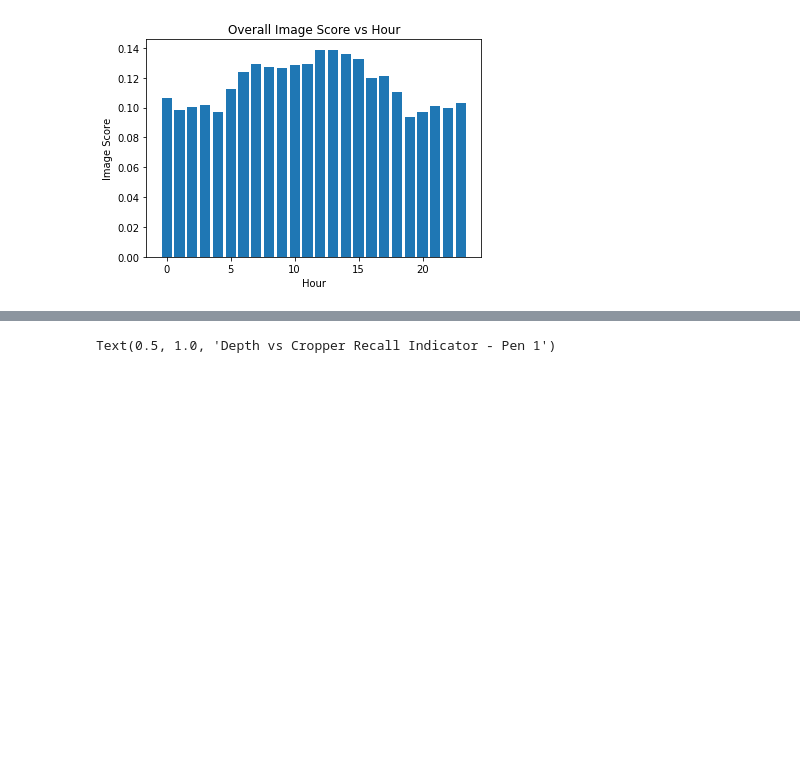
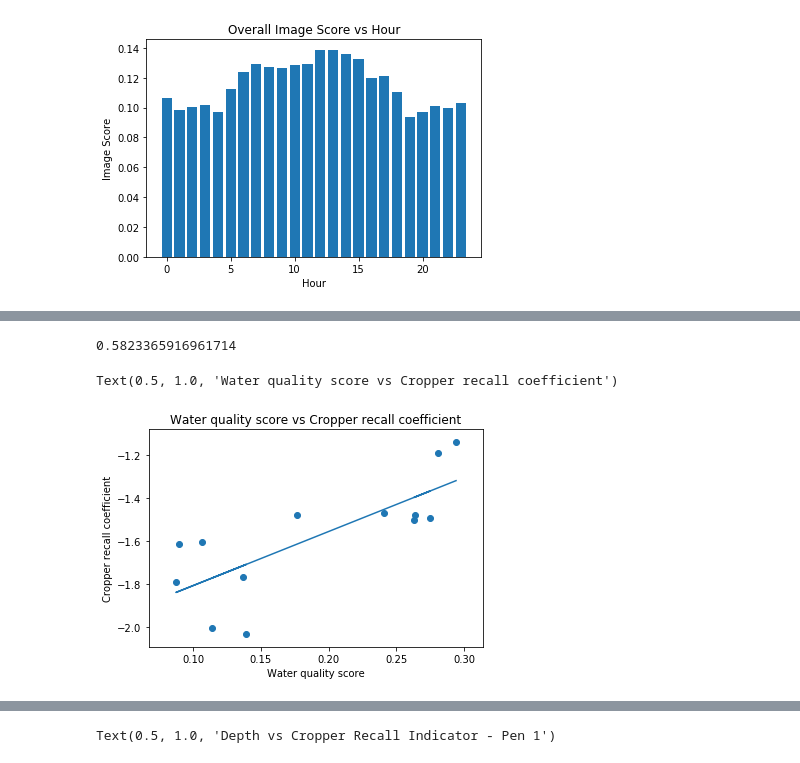
Before and after one commit to isabellafaccone/aquabytePersonal, a Jupyter notebook: bryton/biomass/Cropper Recall.ipynb, the cells around one changed output, grey strips where cells are left out. Drawn from its saved outputs; the diff is of its cells as text; code cells hidden in the pictures; blank space fills up the shorter version.

```diff
--- a/bryton/biomass/Cropper Recall.ipynb
+++ b/bryton/biomass/Cropper Recall.ipynb
@@ -372,0 +458,21 @@ depths3, indicator3 = get_indicator(df3)
+# %%
+for scores in [scores1]:
+    X = np.array(scores).reshape(-1, 1)
+    y = np.array(coefs)
+
+    mask = ~np.isnan(X)
+
+    reg = LinearRegression().fit(X[mask].reshape(-1, 1), y[mask.flatten()])
+    print(reg.score(X[mask].reshape(-1, 1), y[mask.flatten()]))
+# plt.scatter(scores1, coefs)
+plt.scatter(scores2, -1 * np.array(coefs))
+plt.plot(X[mask], -1 * reg.predict(X[mask].reshape(-1, 1)))
+# plt.scatter(scores3, coefs)
+# plt.scatter(scores4, coefs)
+plt.xlabel('Water quality score')
+plt.ylabel('Cropper recall coefficient')
+plt.title('Water quality score vs Cropper recall coefficient')
+# %% [output]
+0.5823365916961714
+Text(0.5, 1.0, 'Water quality score vs Cropper recall coefficient')
+[figure, added]
```
Also changed, not shown: parts of 10 cells of this notebook, 5 other files.
